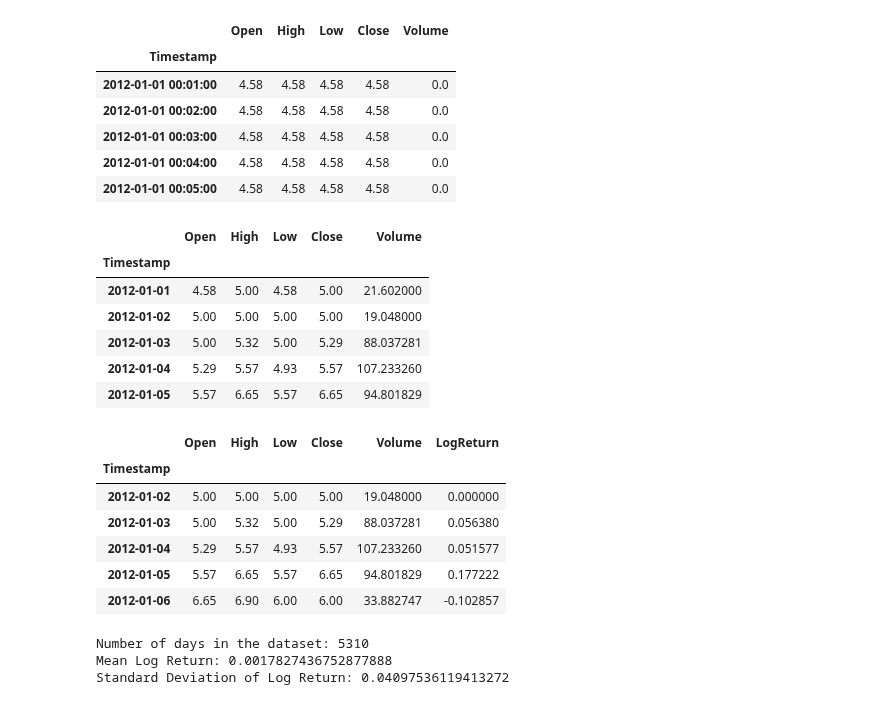
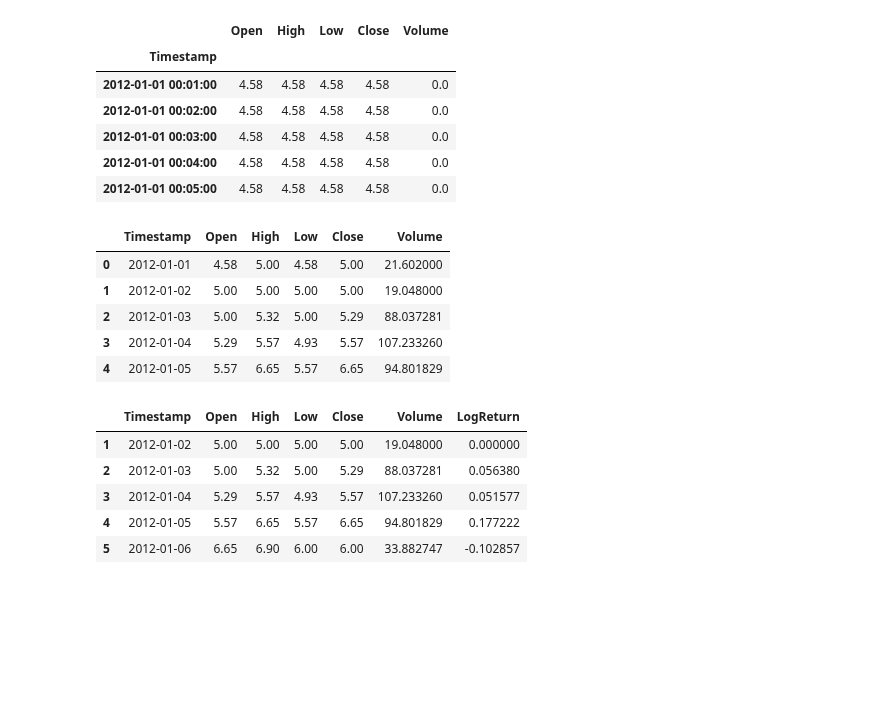
Before and after one commit to vitolev/mssv-smc, a Jupyter notebook: notebooks/01_exploration.ipynb, the cells around one changed output. Drawn from its saved outputs; the diff is of its cells as text; code cells hidden in the pictures; blank space fills up the shorter version.

Commit message:
Rerun all experiments, improved plotting, S&P data multimodality detection

```diff
--- a/notebooks/01_exploration.ipynb
+++ b/notebooks/01_exploration.ipynb
@@ -113,22 +188,23 @@ data.head()
 # %%
 # Group by date and calulate daily open, high, low, close, and volume
 daily_data = data.resample('D').agg({
     'Open': 'first',
     'High': 'max',
     'Low': 'min',
     'Close': 'last',
     'Volume': 'sum'
 })
 
+# Convert Timestamp back to a column for easier plotting
+daily_data.reset_index(inplace=True)
 daily_data.head()
 # %% [output]
-|  | Open | High | Low | Close | Volume |
-| Timestamp |  |  |  |  |  |
-| 2012-01-01 | 4.58 | 5.00 | 4.58 | 5.00 | 21.602000 |
-| 2012-01-02 | 5.00 | 5.00 | 5.00 | 5.00 | 19.048000 |
-| 2012-01-03 | 5.00 | 5.32 | 5.00 | 5.29 | 88.037281 |
-| 2012-01-04 | 5.29 | 5.57 | 4.93 | 5.57 | 107.233260 |
-| 2012-01-05 | 5.57 | 6.65 | 5.57 | 6.65 | 94.801829 |
+|  | Timestamp | Open | High | Low | Close | Volume |
+| 0 | 2012-01-01 | 4.58 | 5.00 | 4.58 | 5.00 | 21.602000 |
+| 1 | 2012-01-02 | 5.00 | 5.00 | 5.00 | 5.00 | 19.048000 |
+| 2 | 2012-01-03 | 5.00 | 5.32 | 5.00 | 5.29 | 88.037281 |
+| 3 | 2012-01-04 | 5.29 | 5.57 | 4.93 | 5.57 | 107.233260 |
+| 4 | 2012-01-05 | 5.57 | 6.65 | 5.57 | 6.65 | 94.801829 |
 # %%
 # Calculate daily log returns
 daily_data['LogReturn'] = (daily_data['Close'] / daily_data['Close'].shift(1)).apply(lambda x: np.log(x))
@@ -137,19 +213,9 @@ daily_data = daily_data.dropna()
 
 daily_data.head()
 # %% [output]
-|  | Open | High | Low | Close | Volume | LogReturn |
-| Timestamp |  |  |  |  |  |  |
-| 2012-01-02 | 5.00 | 5.00 | 5.00 | 5.00 | 19.048000 | 0.000000 |
-| 2012-01-03 | 5.00 | 5.32 | 5.00 | 5.29 | 88.037281 | 0.056380 |
-| 2012-01-04 | 5.29 | 5.57 | 4.93 | 5.57 | 107.233260 | 0.051577 |
-| 2012-01-05 | 5.57 | 6.65 | 5.57 | 6.65 | 94.801829 | 0.177222 |
-| 2012-01-06 | 6.65 | 6.90 | 6.00 | 6.00 | 33.882747 | -0.102857 |
+|  | Timestamp | Open | High | Low | Close | Volume | LogReturn |
+| 1 | 2012-01-02 | 5.00 | 5.00 | 5.00 | 5.00 | 19.048000 | 0.000000 |
+| 2 | 2012-01-03 | 5.00 | 5.32 | 5.00 | 5.29 | 88.037281 | 0.056380 |
+| 3 | 2012-01-04 | 5.29 | 5.57 | 4.93 | 5.57 | 107.233260 | 0.051577 |
+| 4 | 2012-01-05 | 5.57 | 6.65 | 5.57 | 6.65 | 94.801829 | 0.177222 |
+| 5 | 2012-01-06 | 6.65 | 6.90 | 6.00 | 6.00 | 33.882747 | -0.102857 |
-# %%
-# Some basic statistics
-print(f"Number of days in the dataset: {len(daily_data)}")
-print(f"Mean Log Return: {daily_data['LogReturn'].mean()}")
-print(f"Standard Deviation of Log Return: {daily_data['LogReturn'].std()}")
-# %% [output]
-Number of days in the dataset: 5310
-Mean Log Return: 0.0017827436752877888
-Standard Deviation of Log Return: 0.04097536119413272
```
Also changed, not shown: parts of 20 cells of this notebook, 52 other files.
